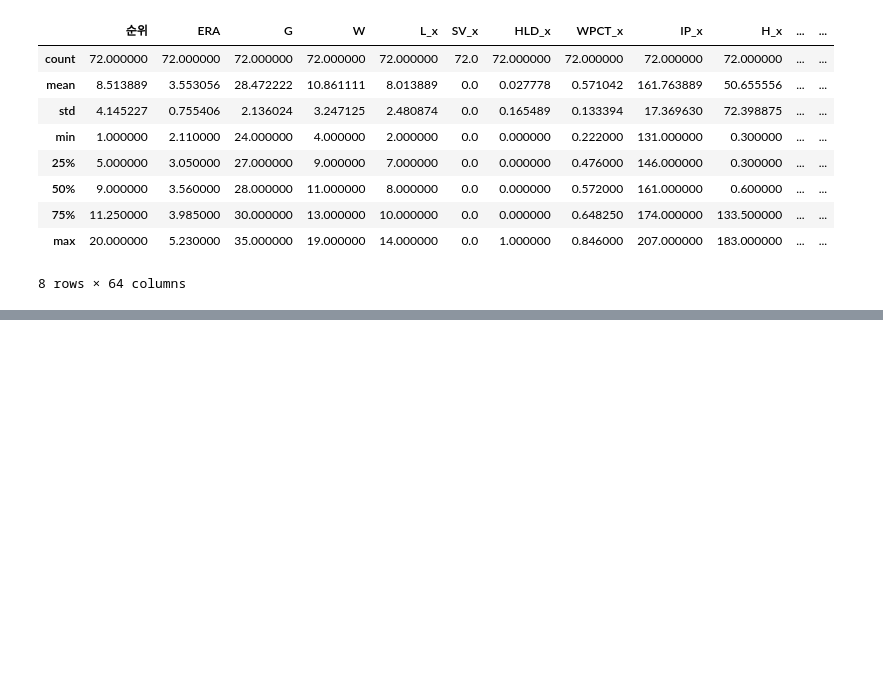
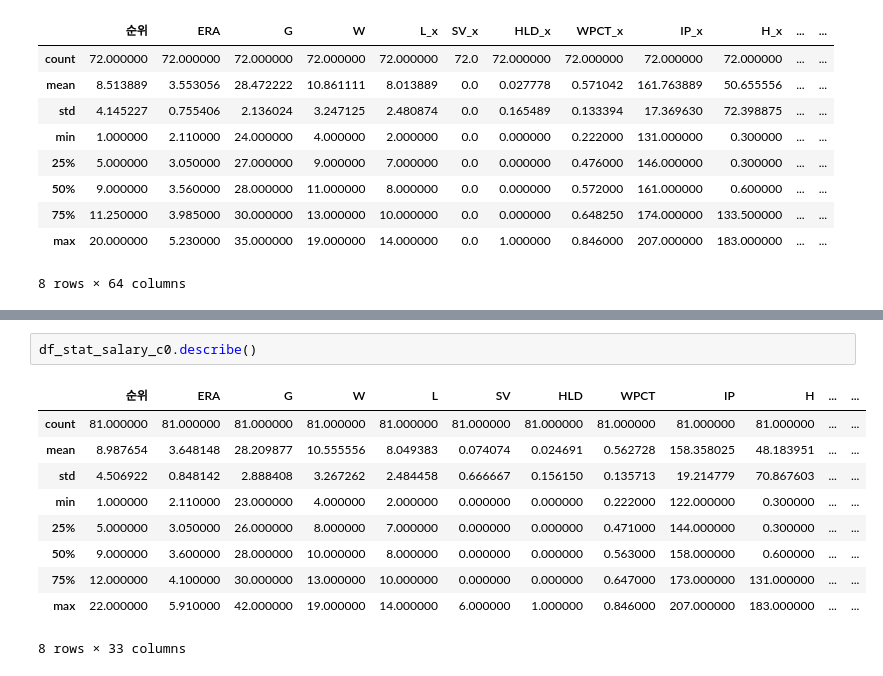
Before and after one commit to jayiuk/mid_project, a Jupyter notebook: eda_data.ipynb, the cells around one changed output, grey strips where cells are left out. Saved outputs shown, nothing was run; the diff lists cells and outputs as text; blank space fills up the shorter version.

```diff
--- a/eda_data.ipynb
+++ b/eda_data.ipynb
@@ -518,0 +559,13 @@ df_stat_salary_0.describe()
+# %%
+df_stat_salary_c0.describe()
+# %% [output]
+|  | 순위 | ERA | G | W | L | SV | HLD | WPCT | IP | H | ... | ... |
+| count | 81.000000 | 81.000000 | 81.000000 | 81.000000 | 81.000000 | 81.000000 | 81.000000 | 81.000000 | 81.000000 | 81.000000 | ... | ... |
+| mean | 8.987654 | 3.648148 | 28.209877 | 10.555556 | 8.049383 | 0.074074 | 0.024691 | 0.562728 | 158.358025 | 48.183951 | ... | ... |
+| std | 4.506922 | 0.848142 | 2.888408 | 3.267262 | 2.484458 | 0.666667 | 0.156150 | 0.135713 | 19.214779 | 70.867603 | ... | ... |
+| min | 1.000000 | 2.110000 | 23.000000 | 4.000000 | 2.000000 | 0.000000 | 0.000000 | 0.222000 | 122.000000 | 0.300000 | ... | ... |
+| 25% | 5.000000 | 3.050000 | 26.000000 | 8.000000 | 7.000000 | 0.000000 | 0.000000 | 0.471000 | 144.000000 | 0.300000 | ... | ... |
+| 50% | 9.000000 | 3.600000 | 28.000000 | 10.000000 | 8.000000 | 0.000000 | 0.000000 | 0.563000 | 158.000000 | 0.600000 | ... | ... |
+| 75% | 12.000000 | 4.100000 | 30.000000 | 13.000000 | 10.000000 | 0.000000 | 0.000000 | 0.647000 | 173.000000 | 131.000000 | ... | ... |
+| max | 22.000000 | 5.910000 | 42.000000 | 19.000000 | 14.000000 | 6.000000 | 1.000000 | 0.846000 | 207.000000 | 183.000000 | ... | ... |
+8 rows × 33 columns
```
Also changed, not shown: parts of 10 cells of this notebook.
